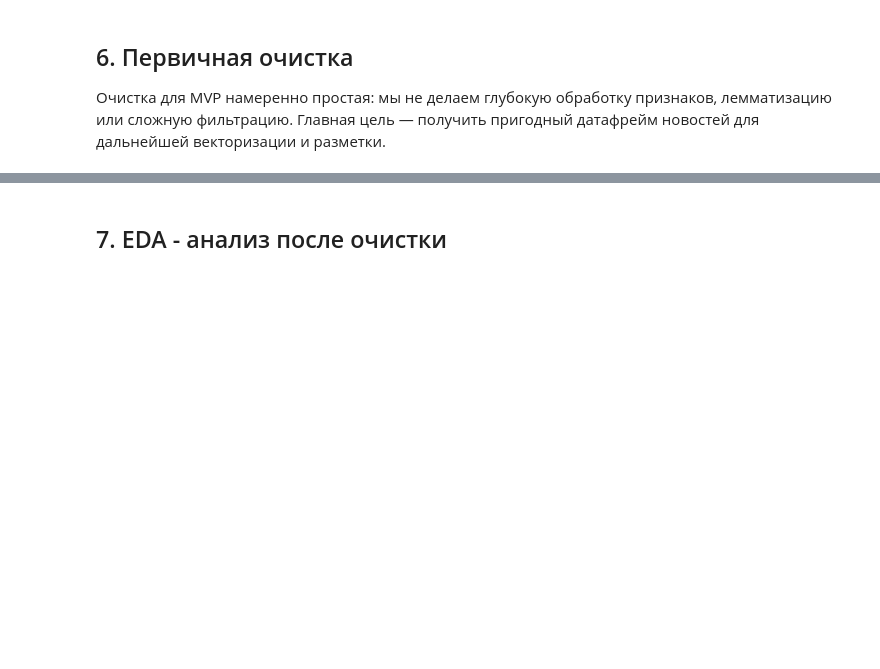
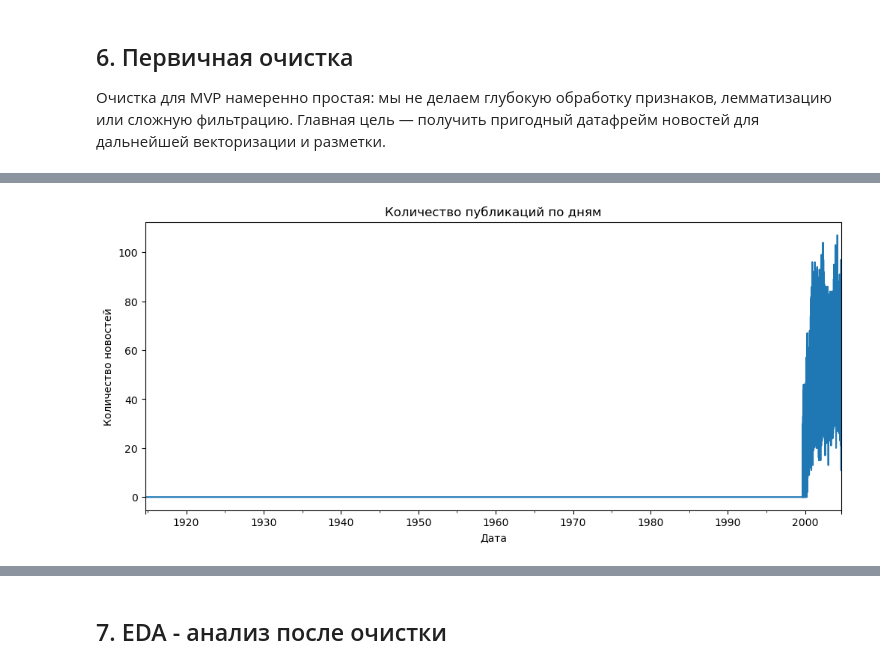
Before and after one commit to Corprus/news-flow-analysis, a Jupyter notebook: notebooks/03_data_analysis_and_dataset_preparation.ipynb, the cells around one changed output, grey strips where cells are left out. Drawn from its saved outputs; the diff is of its cells as text; code cells hidden in the pictures; blank space fills up the shorter version.

```diff
--- a/notebooks/03_data_analysis_and_dataset_preparation.ipynb
+++ b/notebooks/03_data_analysis_and_dataset_preparation.ipynb
@@ -376,3 +376,15 @@ clean_df.head()
 | 2 | https://lenta.ru/news/1914/09/17/... | 1914. Das ist Nesteroff! | Штабс-капитан П. Н. Нестеров на д... | Библиотека | Первая мировая | 1914-09-17 | 2 | 1923 | 263 | ... |
 | 3 | https://lenta.ru/news/1914/09/17/... | 1914. Бульдог-гонец под Льежем | Фотограф-корреспондент Daily Mirr... | Библиотека | Первая мировая | 1914-09-17 | 3 | 703 | 99 | ... |
 | 4 | https://lenta.ru/news/1914/09/18/... | 1914. Под Люблином пойман швабски... | Лица, приехавшие в Варшаву из Люб... | Библиотека | Первая мировая | 1914-09-18 | 4 | 754 | 115 | ... |
+# %%
+#Посмотрим на выбросы по времени
+daily_counts = clean_df.set_index("published_at").resample("D").size()
+
+plt.figure(figsize=(12, 5))
+daily_counts.plot()
+plt.title("Количество публикаций по дням")
+plt.xlabel("Дата")
+plt.ylabel("Количество новостей")
+plt.show()
+# %% [output]
+[figure, added]
```
Also changed, not shown: parts of 48 cells of this notebook, 1 other file.
